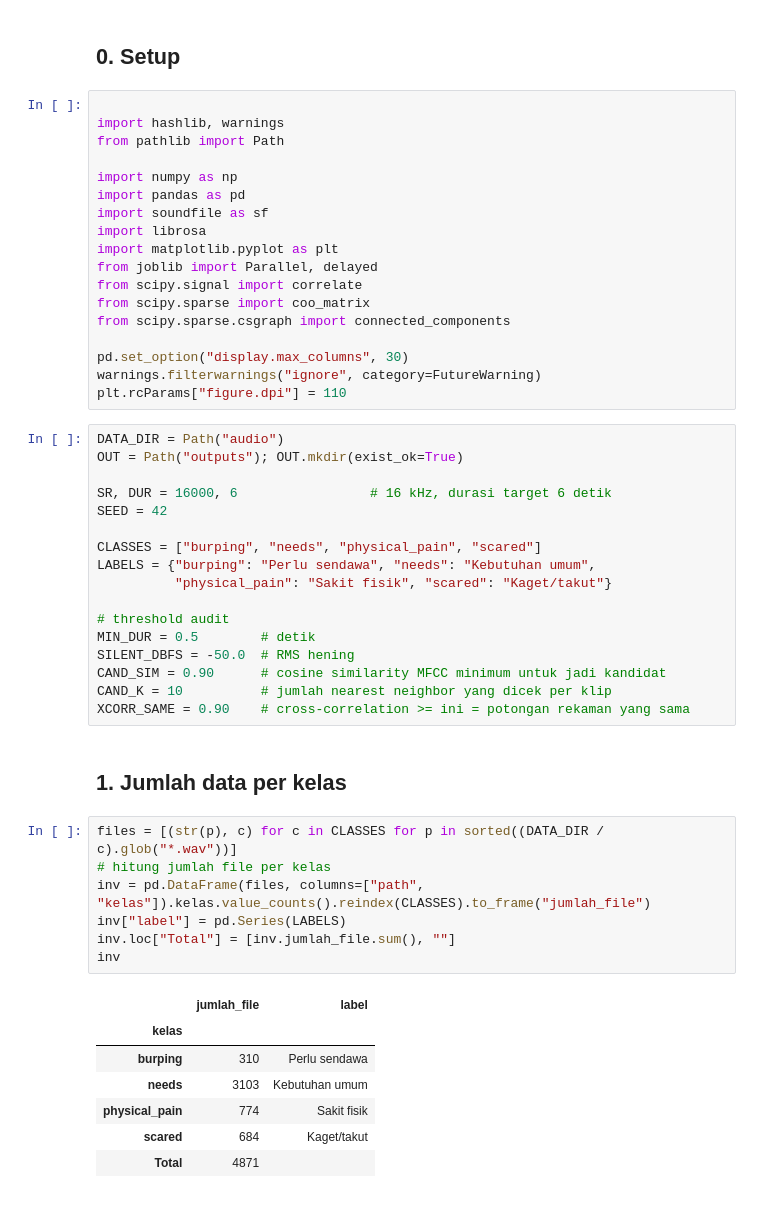
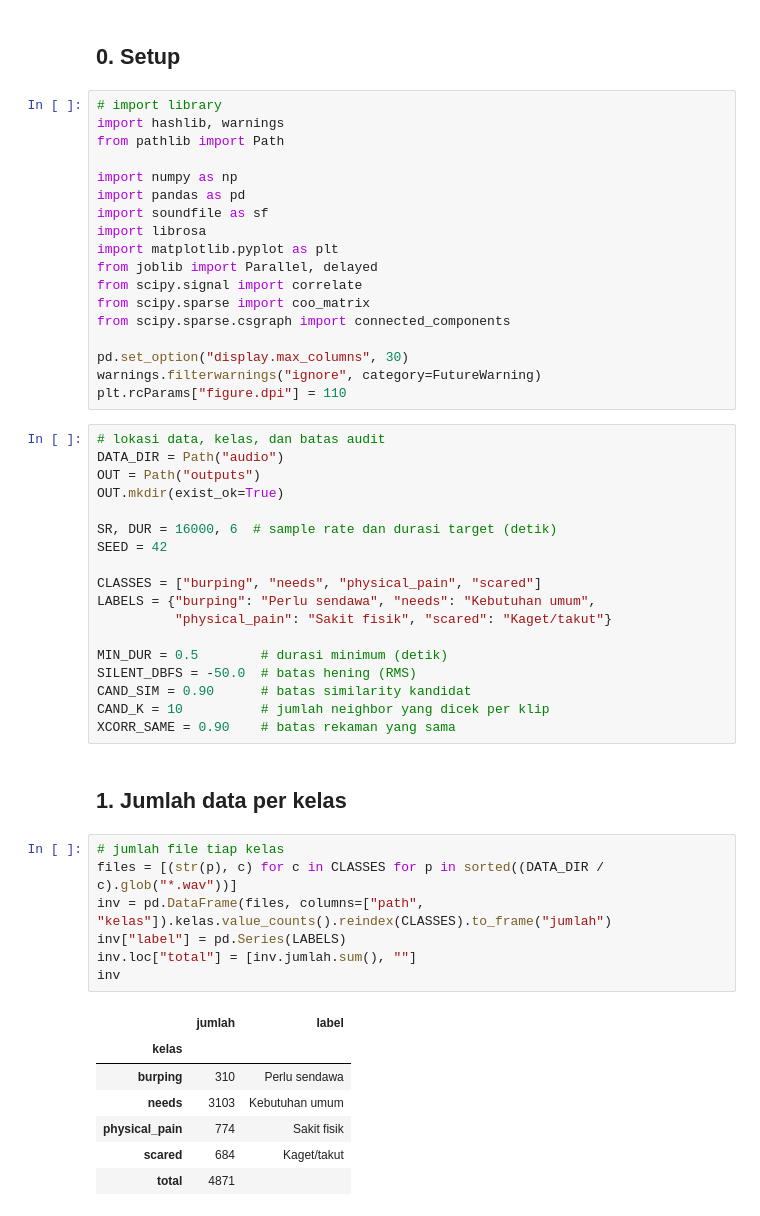
Before and after one commit to ch4nnndra/Klasifikasi-Tangisan-Bayi, a Jupyter notebook: Audit_Data.ipynb, the cells around one changed output. Cells and saved outputs as stored; diff of their text form.

```diff
--- a/Audit_Data.ipynb
+++ b/Audit_Data.ipynb
@@ -4,7 +4,7 @@ Cek kualitas dataset sebelum dipakai.
 # %% [markdown]
 ## 0. Setup
 # %%
-
+# import library
 import hashlib, warnings
 from pathlib import Path
 
@@ -22,36 +22,37 @@ pd.set_option("display.max_columns", 30)
 warnings.filterwarnings("ignore", category=FutureWarning)
 plt.rcParams["figure.dpi"] = 110
 # %%
+# lokasi data, kelas, dan batas audit
 DATA_DIR = Path("audio")
-OUT = Path("outputs"); OUT.mkdir(exist_ok=True)
+OUT = Path("outputs")
+OUT.mkdir(exist_ok=True)
 
-SR, DUR = 16000, 6                 # 16 kHz, durasi target 6 detik
+SR, DUR = 16000, 6  # sample rate dan durasi target (detik)
 SEED = 42
 
 CLASSES = ["burping", "needs", "physical_pain", "scared"]
 LABELS = {"burping": "Perlu sendawa", "needs": "Kebutuhan umum",
           "physical_pain": "Sakit fisik", "scared": "Kaget/takut"}
 
-# threshold audit
-MIN_DUR = 0.5        # detik
-SILENT_DBFS = -50.0  # RMS hening
-CAND_SIM = 0.90      # cosine similarity MFCC minimum untuk jadi kandidat
-CAND_K = 10          # jumlah nearest neighbor yang dicek per klip
-XCORR_SAME = 0.90    # cross-correlation >= ini = potongan rekaman yang sama
+MIN_DUR = 0.5        # durasi minimum (detik)
+SILENT_DBFS = -50.0  # batas hening (RMS)
+CAND_SIM = 0.90      # batas similarity kandidat
+CAND_K = 10          # jumlah neighbor yang dicek per klip
+XCORR_SAME = 0.90    # batas rekaman yang sama
 # %% [markdown]
 ## 1. Jumlah data per kelas
 # %%
+# jumlah file tiap kelas
 files = [(str(p), c) for c in CLASSES for p in sorted((DATA_DIR / c).glob("*.wav"))]
-# hitung jumlah file per kelas
-inv = pd.DataFrame(files, columns=["path", "kelas"]).kelas.value_counts().reindex(CLASSES).to_frame("jumlah_file")
+inv = pd.DataFrame(files, columns=["path", "kelas"]).kelas.value_counts().reindex(CLASSES).to_frame("jumlah")
 inv["label"] = pd.Series(LABELS)
-inv.loc["Total"] = [inv.jumlah_file.sum(), ""]
+inv.loc["total"] = [inv.jumlah.sum(), ""]
 inv
 # %% [output]
-|  | jumlah_file | label |
+|  | jumlah | label |
 | kelas |  |  |
 | burping | 310 | Perlu sendawa |
 | needs | 3103 | Kebutuhan umum |
 | physical_pain | 774 | Sakit fisik |
 | scared | 684 | Kaget/takut |
-| Total | 4871 |  |
+| total | 4871 |  |
```
Also changed, not shown: parts of 17 cells of this notebook, 16 other files.
